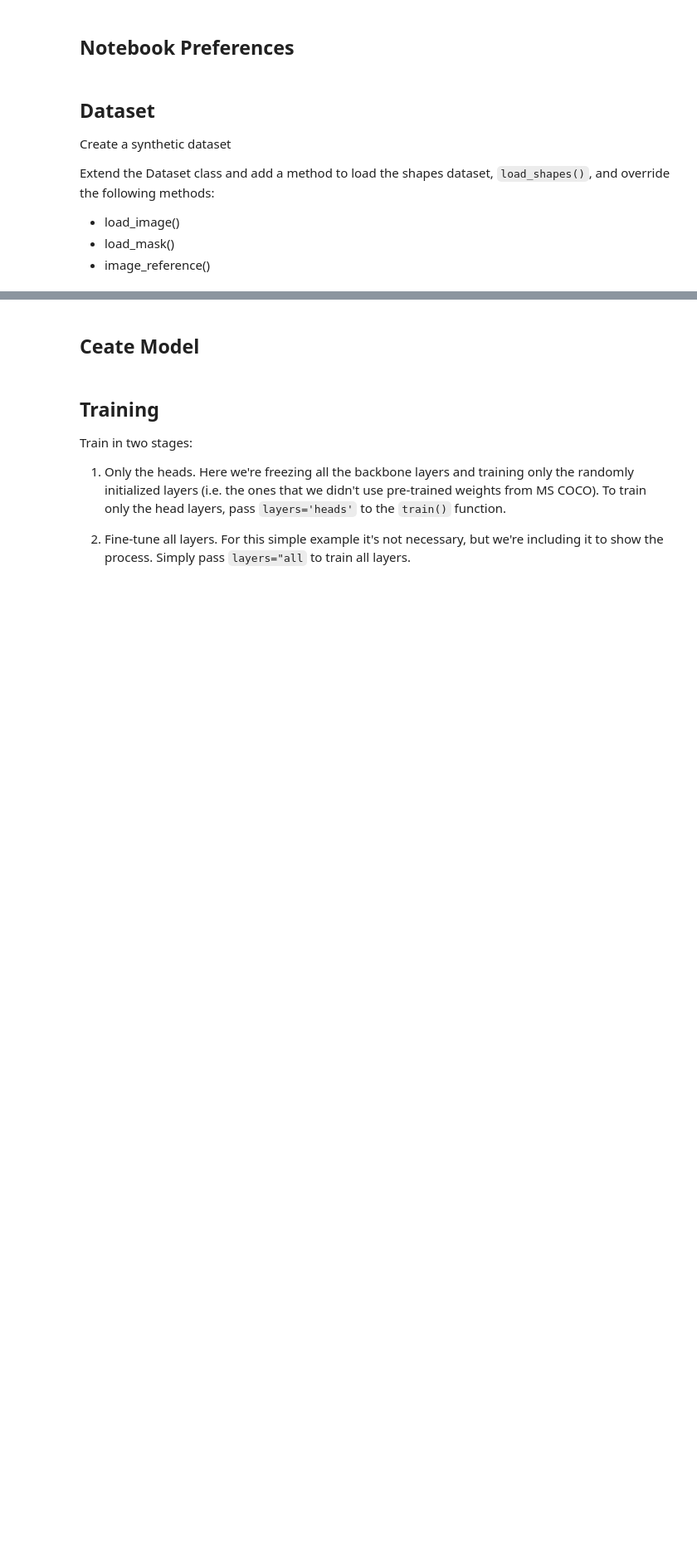
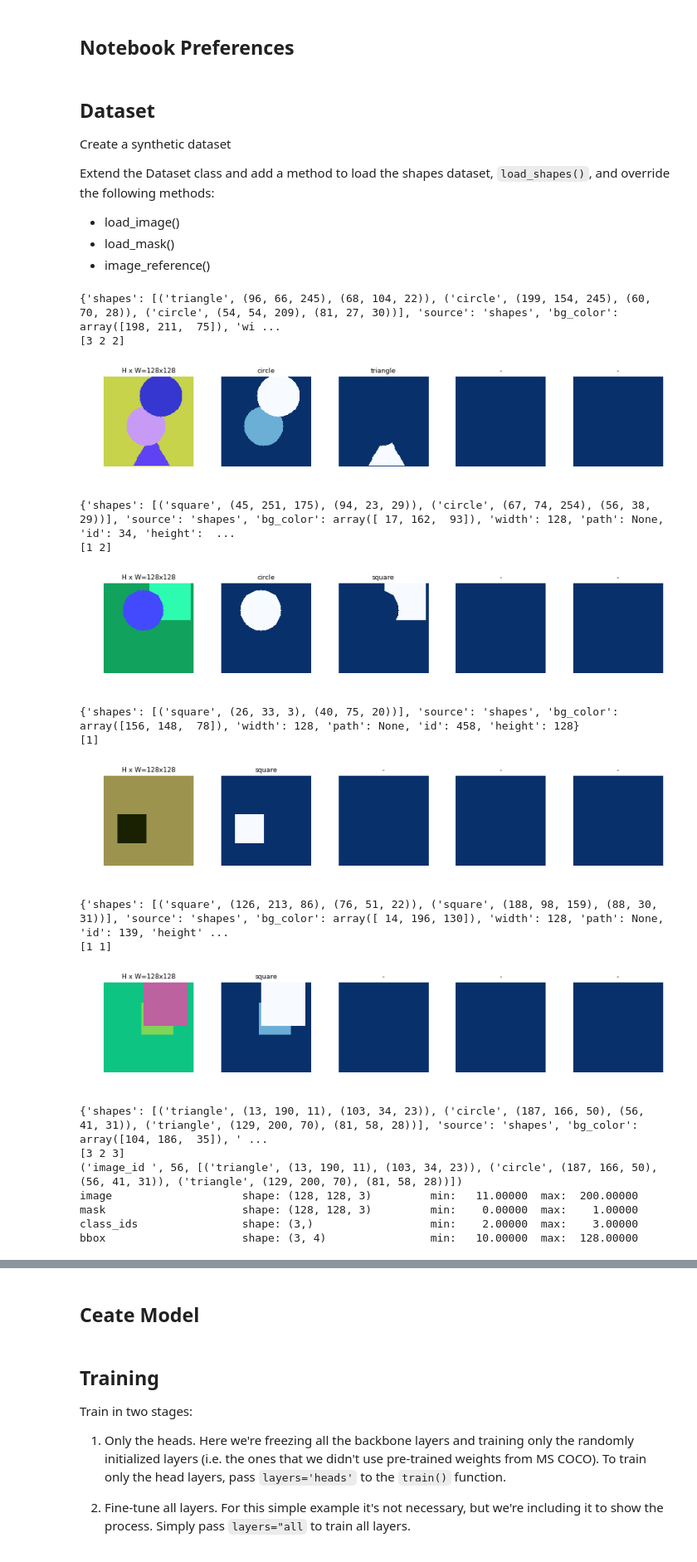
Before and after one commit to Erwin-fy/Mask_RCNN, a Jupyter notebook: train_shapes.ipynb, the cells around one changed output, grey strips where cells are left out. Shown at 83% size. Drawn from its saved outputs; the diff is of its cells as text; code cells hidden in the pictures; blank space fills up the shorter version.

```diff
--- a/train_shapes.ipynb
+++ b/train_shapes.ipynb
@@ -130,6 +147,7 @@ class ShapesDataset(utils.Dataset):
         specs in image_info.
         """
         info = self.image_info[image_id]
+        log(info)
         bg_color = np.array(info['bg_color']).reshape([1, 1, 3])
         image = np.ones([info['height'], info['width'], 3], dtype=np.uint8)
         image = image * bg_color.astype(np.uint8)
@@ -162,6 +180,7 @@ class ShapesDataset(utils.Dataset):
             occlusion = np.logical_and(occlusion, np.logical_not(mask[:, :, i]))
         # Map class names to class IDs.
         class_ids = np.array([self.class_names.index(s[0]) for s in shapes])
+        log(class_ids)
         return mask, class_ids.astype(np.int32)
 
     def draw_shape(self, image, shape, dims, color):
@@ -214,6 +233,7 @@ class ShapesDataset(utils.Dataset):
         boxes = []
         N = random.randint(1, 4)
         for _ in range(N):
+
             shape, color, dims = self.random_shape(height, width)
             shapes.append((shape, color, dims))
             x, y, s = dims
@@ -236,7 +256,42 @@ dataset_val.prepare()
 # %%
 # Load and display random samples
 image_ids = np.random.choice(dataset_train.image_ids, 4)
 for image_id in image_ids:
     image = dataset_train.load_image(image_id)
     mask, class_ids = dataset_train.load_mask(image_id)
     visualize.display_top_masks(image, mask, class_ids, dataset_train.class_names)
+
+
+image_id = random.choice(dataset_train.image_ids)
+image = dataset_train.load_image(image_id)
+mask, class_ids = dataset_train.load_mask(image_id)
+# Compute Bounding box
+bbox = utils.extract_bboxes(mask)
+
+print("image_id ", image_id, dataset_train.image_reference(image_id))
+log("image", image)
+log("mask", mask)
+log("class_ids", class_ids)
+log("bbox", bbox)
+# Display image and instances
+visualize.display_instances(image, bbox, mask, class_ids, dataset_train.class_names)
+# %% [output]
+{'shapes': [('triangle', (96, 66, 245), (68, 104, 22)), ('circle', (199, 154, 245), (60, 70, 28)), ('circle', (54, 54, 209), (81, 27, 30))], 'source': 'shapes', 'bg_color': array([198, 211,  75]), 'wi ...
+[3 2 2]
+[figure, added]
+{'shapes': [('square', (45, 251, 175), (94, 23, 29)), ('circle', (67, 74, 254), (56, 38, 29))], 'source': 'shapes', 'bg_color': array([ 17, 162,  93]), 'width': 128, 'path': None, 'id': 34, 'height':  ...
+[1 2]
+[figure, added]
+{'shapes': [('square', (26, 33, 3), (40, 75, 20))], 'source': 'shapes', 'bg_color': array([156, 148,  78]), 'width': 128, 'path': None, 'id': 458, 'height': 128}
+[1]
+[figure, added]
+{'shapes': [('square', (126, 213, 86), (76, 51, 22)), ('square', (188, 98, 159), (88, 30, 31))], 'source': 'shapes', 'bg_color': array([ 14, 196, 130]), 'width': 128, 'path': None, 'id': 139, 'height' ...
+[1 1]
+[figure, added]
+{'shapes': [('triangle', (13, 190, 11), (103, 34, 23)), ('circle', (187, 166, 50), (56, 41, 31)), ('triangle', (129, 200, 70), (81, 58, 28))], 'source': 'shapes', 'bg_color': array([104, 186,  35]), ' ...
+[3 2 3]
+('image_id ', 56, [('triangle', (13, 190, 11), (103, 34, 23)), ('circle', (187, 166, 50), (56, 41, 31)), ('triangle', (129, 200, 70), (81, 58, 28))])
+image                    shape: (128, 128, 3)         min:   11.00000  max:  200.00000
+mask                     shape: (128, 128, 3)         min:    0.00000  max:    1.00000
+class_ids                shape: (3,)                  min:    2.00000  max:    3.00000
+bbox                     shape: (3, 4)                min:   10.00000  max:  128.00000
```
Also changed, not shown: parts of 8 cells of this notebook, 36 other files.
